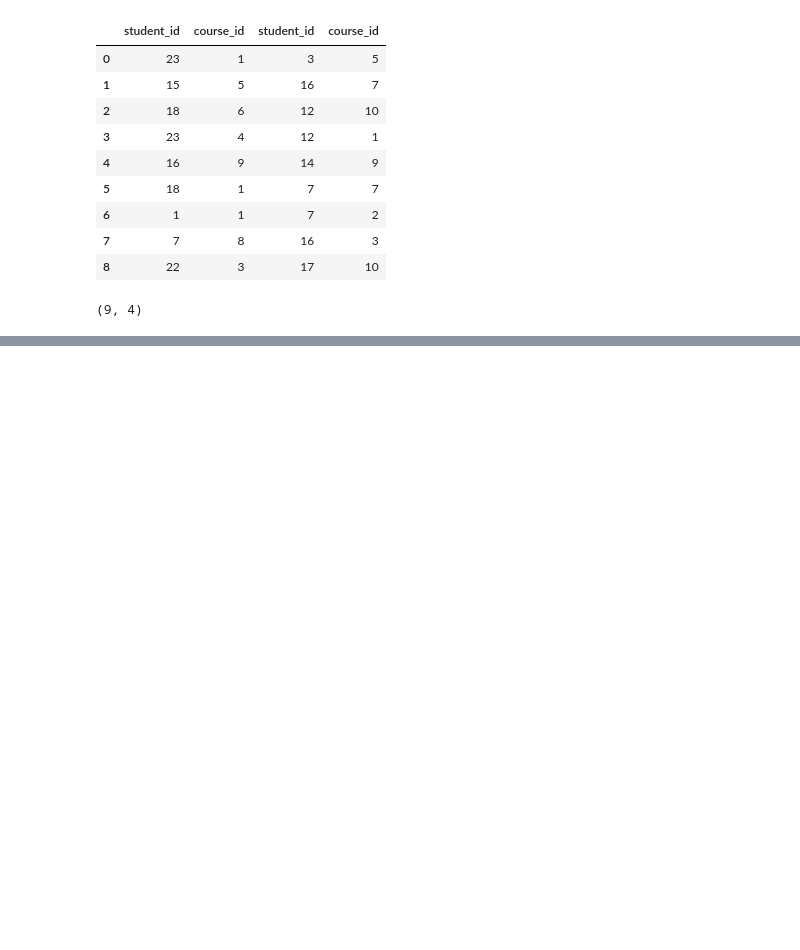
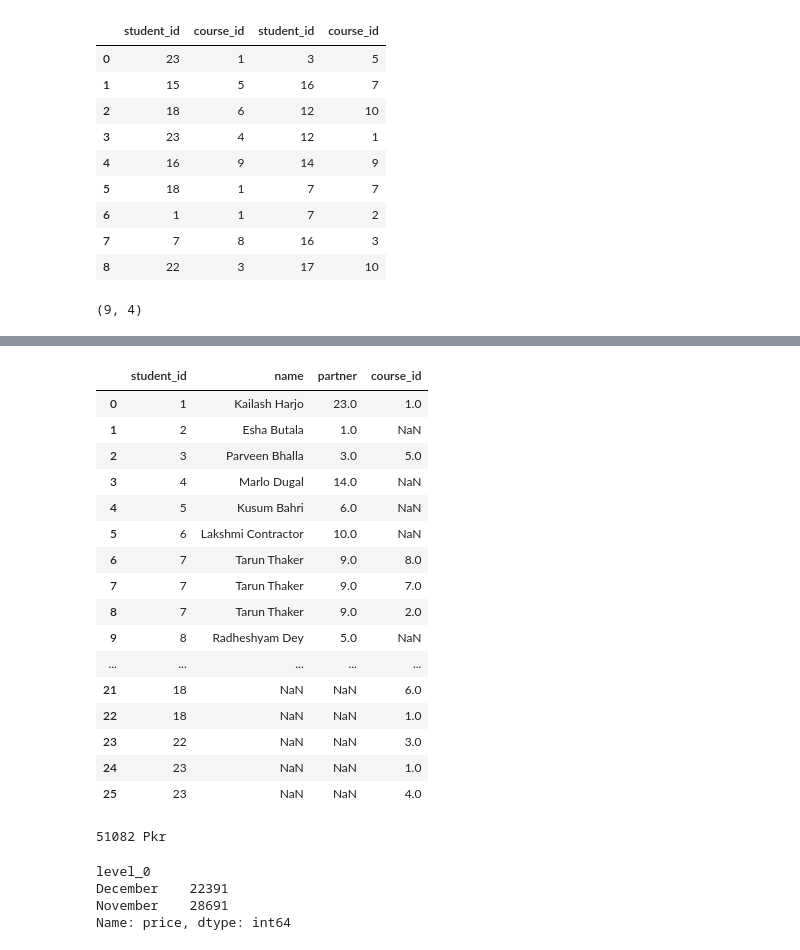
Before and after one commit to MuhammadNoman3405/Machine-Learning-Practice, a Jupyter notebook: Data Analysis With Python/Pandas/Merging_Joining_Concatenating.ipynb, the cells around one changed output, grey strips where cells are left out. Saved outputs shown, nothing was run; the diff lists cells and outputs as text; code cells hidden in the pictures; blank space fills up the shorter version.

Commit message:
practicing on the multi_index

```diff
--- a/Data Analysis With Python/Pandas/Merging_Joining_Concatenating.ipynb
+++ b/Data Analysis With Python/Pandas/Merging_Joining_Concatenating.ipynb
@@ -162,0 +214,37 @@ horizontl_combining.shape
+# %%
+# outer join printout the all values of the left and right table
+students.merge(registration,how='outer',on='student_id')
+# this shows all the left and right table data
+# %% [output]
+|  | student_id | name | partner | course_id |
+| 0 | 1 | Kailash Harjo | 23.0 | 1.0 |
+| 1 | 2 | Esha Butala | 1.0 | NaN |
+| 2 | 3 | Parveen Bhalla | 3.0 | 5.0 |
+| 3 | 4 | Marlo Dugal | 14.0 | NaN |
+| 4 | 5 | Kusum Bahri | 6.0 | NaN |
+| 5 | 6 | Lakshmi Contractor | 10.0 | NaN |
+| 6 | 7 | Tarun Thaker | 9.0 | 8.0 |
+| 7 | 7 | Tarun Thaker | 9.0 | 7.0 |
+| 8 | 7 | Tarun Thaker | 9.0 | 2.0 |
+| 9 | 8 | Radheshyam Dey | 5.0 | NaN |
+| ... | ... | ... | ... | ... |
+| 21 | 18 | NaN | NaN | 6.0 |
+| 22 | 18 | NaN | NaN | 1.0 |
+| 23 | 22 | NaN | NaN | 3.0 |
+| 24 | 23 | NaN | NaN | 1.0 |
+| 25 | 23 | NaN | NaN | 4.0 |
+# %%
+# Total revenue generated by the company
+revenue=registration.merge(courses,how='inner',on='course_id')['price'].sum()
+print(f'{revenue} Pkr')
+# %% [output]
+51082 Pkr
+# %%
+# month by month revenue generated
+temp_df=multi_index.reset_index()
+temp_df.merge(courses,how='inner',on='course_id').groupby('level_0')['price'].sum()
+# %% [output]
+level_0
+December    22391
+November    28691
+Name: price, dtype: int64
```
Also changed, not shown: parts of 18 cells of this notebook, 2 other files.
